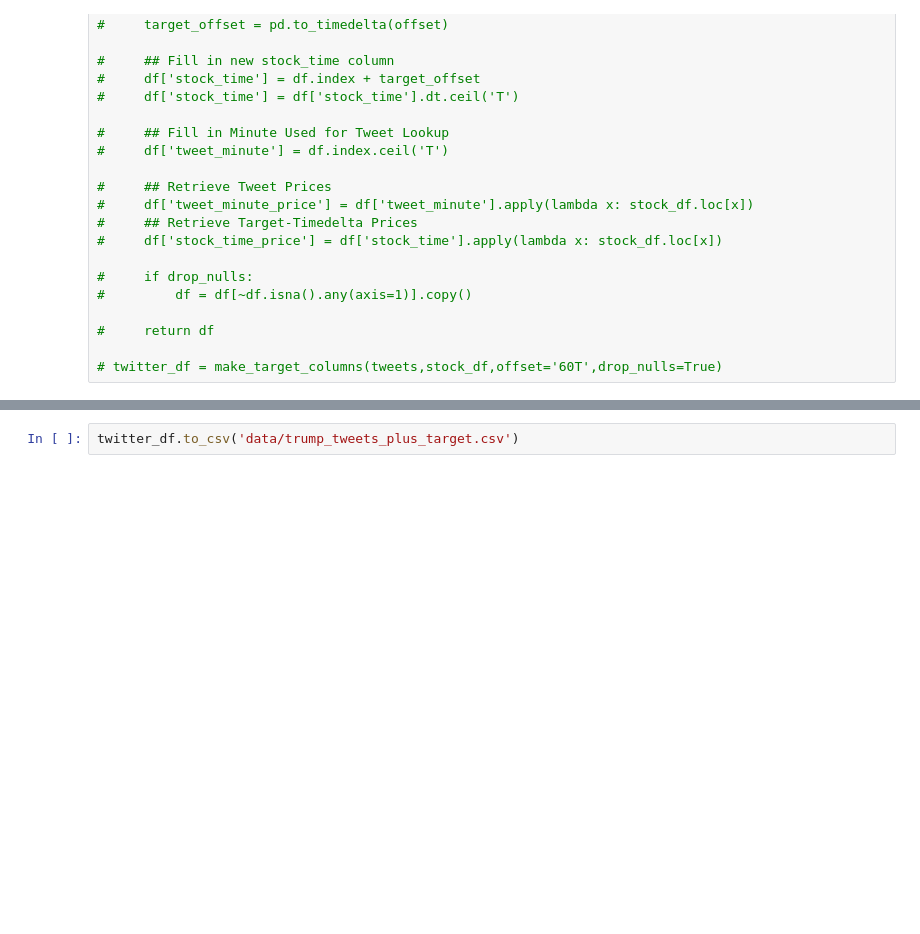
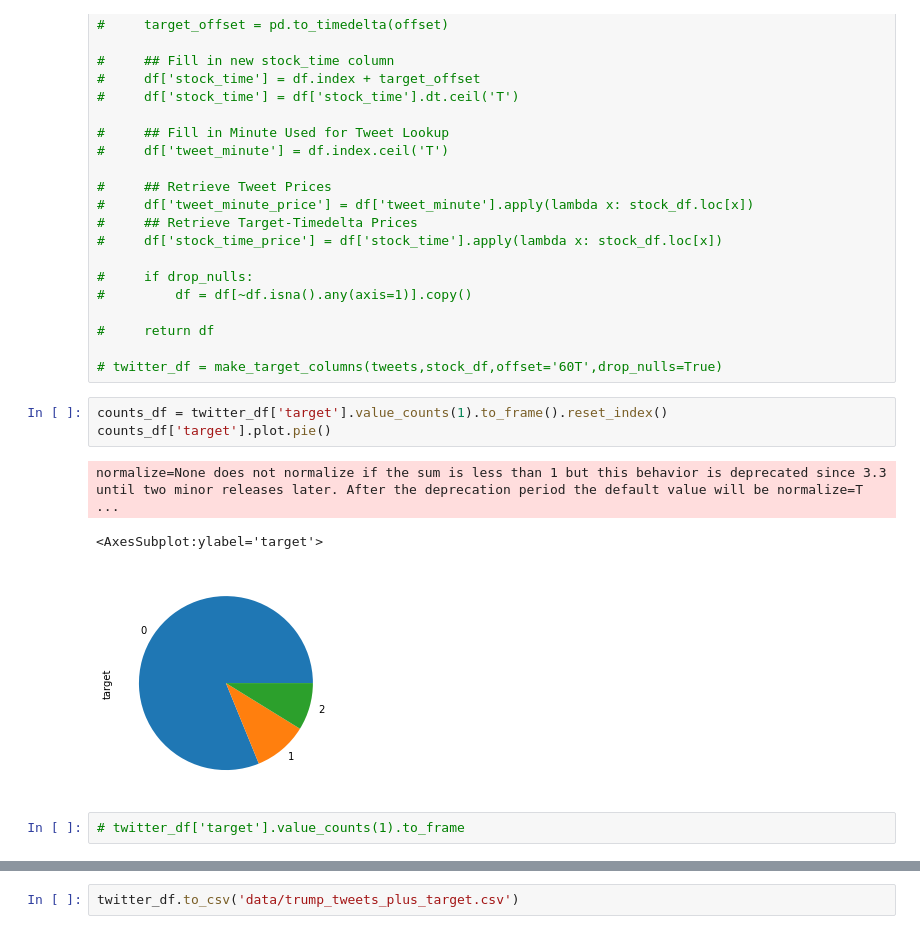
Before and after one commit to jirvingphd/capstone-project-using-trumps-tweets-to-predict-stock-market, a Jupyter notebook: Capstone Restarted 10-2020.ipynb, the cells around one changed output, grey strips where cells are left out. Drawn from its saved outputs; the diff is of its cells as text; blank space fills up the shorter version.

```diff
--- a/Capstone Restarted 10-2020.ipynb
+++ b/Capstone Restarted 10-2020.ipynb
@@ -564,5 +554,14 @@ twitter_df['target'] = twitter_df['price_bins']
 #     return df
 
 # twitter_df = make_target_columns(tweets,stock_df,offset='60T',drop_nulls=True)
+# %%
+counts_df = twitter_df['target'].value_counts(1).to_frame().reset_index()
+counts_df['target'].plot.pie()
+# %% [output]
+normalize=None does not normalize if the sum is less than 1 but this behavior is deprecated since 3.3 until two minor releases later. After the deprecation period the default value will be normalize=T ...
+<AxesSubplot:ylabel='target'>
+[figure, added]
+# %%
+# twitter_df['target'].value_counts(1).to_frame
 # %%
 import plotly.express as px
```
Also changed, not shown: parts of 69 cells of this notebook, 1 other file.
